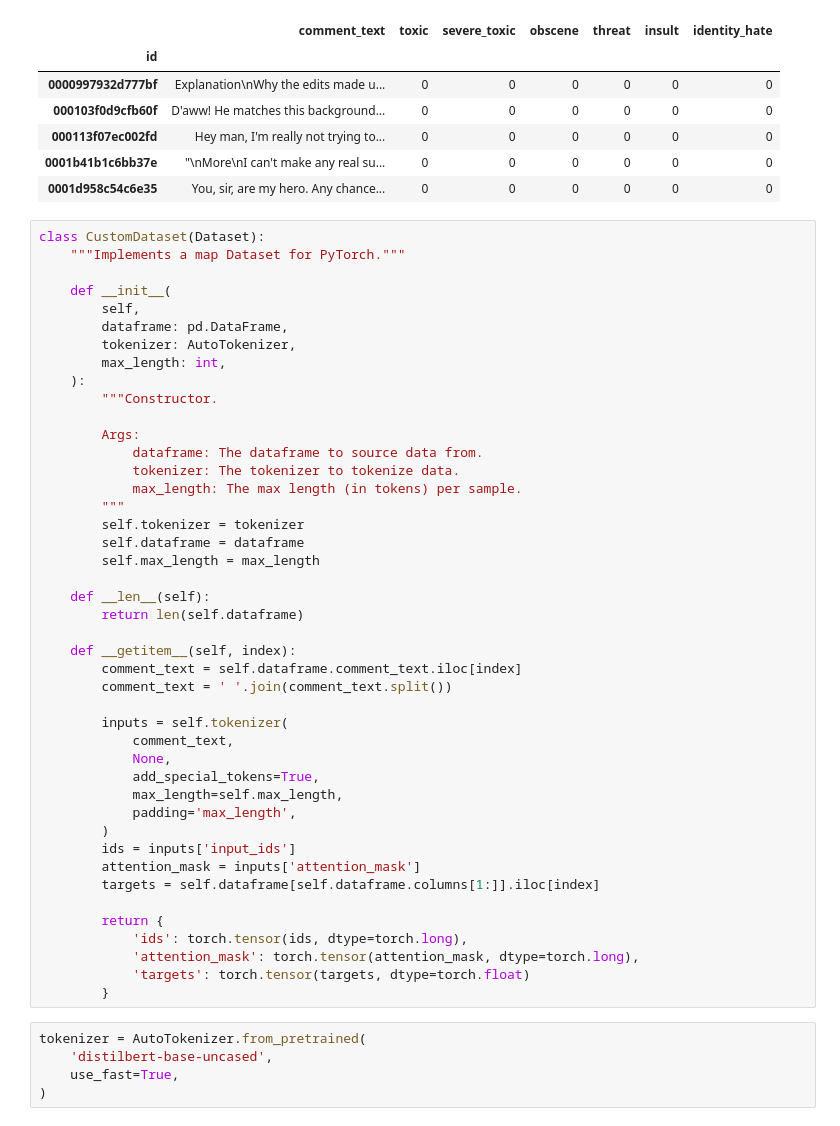
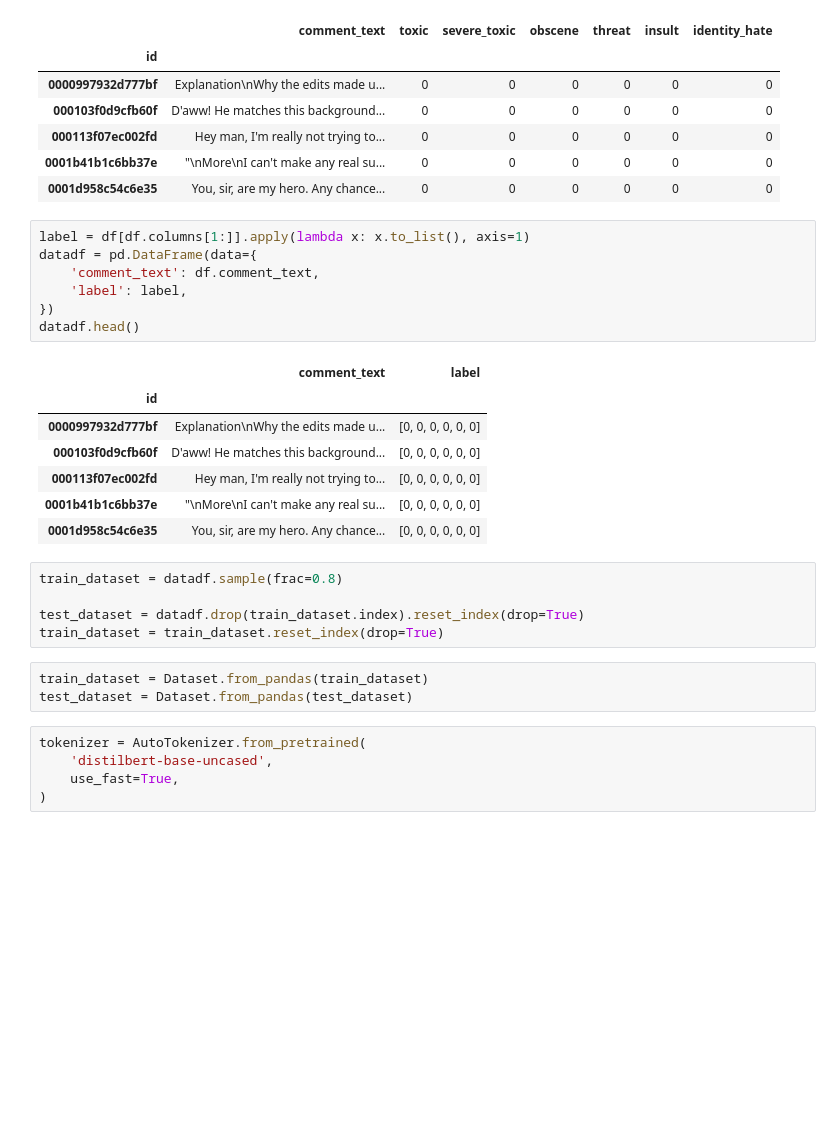
Before and after one commit to McClunatic/hf-multilabel-demo, a Jupyter notebook: ToxicityDemo.ipynb, the cells around one changed output. Drawn from its saved outputs; the diff is of its cells as text; blank space fills up the shorter version.

```diff
--- a/ToxicityDemo.ipynb
+++ b/ToxicityDemo.ipynb
@@ -55,50 +62,29 @@ df.head()
 | 000113f07ec002fd | Hey man, I'm really not trying to... | 0 | 0 | 0 | 0 | 0 | 0 |
 | 0001b41b1c6bb37e | "\nMore\nI can't make any real su... | 0 | 0 | 0 | 0 | 0 | 0 |
 | 0001d958c54c6e35 | You, sir, are my hero. Any chance... | 0 | 0 | 0 | 0 | 0 | 0 |
-# %%
-class CustomDataset(Dataset):
-    """Implements a map Dataset for PyTorch."""
-
-    def __init__(
-        self,
-        dataframe: pd.DataFrame,
-        tokenizer: AutoTokenizer,
-        max_length: int,
-    ):
-        """Constructor.
-
-        Args:
-            dataframe: The dataframe to source data from.
-            tokenizer: The tokenizer to tokenize data.
-            max_length: The max length (in tokens) per sample.
-        """
-        self.tokenizer = tokenizer
-        self.dataframe = dataframe
-        self.max_length = max_length
-
-    def __len__(self):
-        return len(self.dataframe)
-
-    def __getitem__(self, index):
-        comment_text = self.dataframe.comment_text.iloc[index]
-        comment_text = ' '.join(comment_text.split())
-
-        inputs = self.tokenizer(
-            comment_text,
-            None,
-            add_special_tokens=True,
-            max_length=self.max_length,
-            padding='max_length',
-        )
-        ids = inputs['input_ids']
-        attention_mask = inputs['attention_mask']
-        targets = self.dataframe[self.dataframe.columns[1:]].iloc[index]
-
-        return {
-            'ids': torch.tensor(ids, dtype=torch.long),
-            'attention_mask': torch.tensor(attention_mask, dtype=torch.long),
-            'targets': torch.tensor(targets, dtype=torch.float)
-        }
+# %%
+label = df[df.columns[1:]].apply(lambda x: x.to_list(), axis=1)
+datadf = pd.DataFrame(data={
+    'comment_text': df.comment_text,
+    'label': label,
+})
+datadf.head()
+# %% [output]
+|  | comment_text | label |
+| id |  |  |
+| 0000997932d777bf | Explanation\nWhy the edits made u... | [0, 0, 0, 0, 0, 0] |
+| 000103f0d9cfb60f | D'aww! He matches this background... | [0, 0, 0, 0, 0, 0] |
+| 000113f07ec002fd | Hey man, I'm really not trying to... | [0, 0, 0, 0, 0, 0] |
+| 0001b41b1c6bb37e | "\nMore\nI can't make any real su... | [0, 0, 0, 0, 0, 0] |
+| 0001d958c54c6e35 | You, sir, are my hero. Any chance... | [0, 0, 0, 0, 0, 0] |
+# %%
+train_dataset = datadf.sample(frac=0.8)
+
+test_dataset = datadf.drop(train_dataset.index).reset_index(drop=True)
+train_dataset = train_dataset.reset_index(drop=True)
+# %%
+train_dataset = Dataset.from_pandas(train_dataset)
+test_dataset = Dataset.from_pandas(test_dataset)
 # %%
 tokenizer = AutoTokenizer.from_pretrained(
     'distilbert-base-uncased',
```
Also changed, not shown: parts of 16 cells of this notebook.
